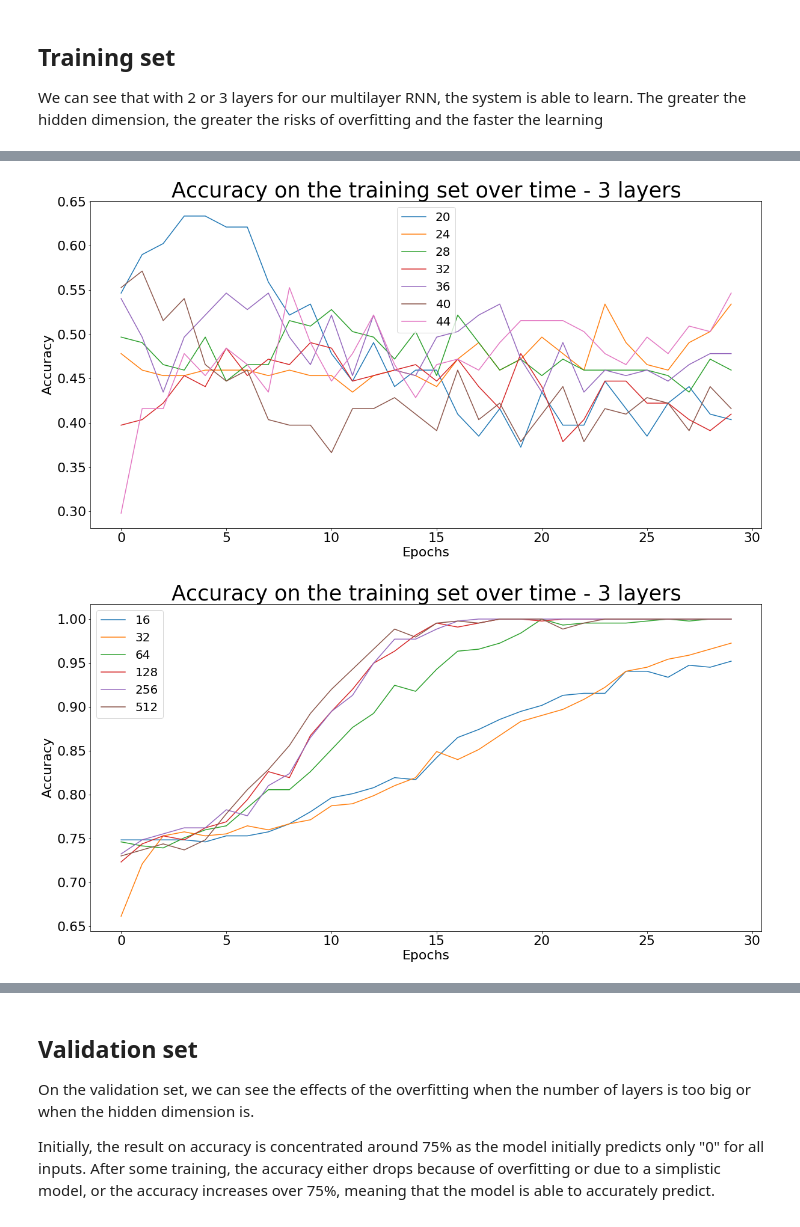
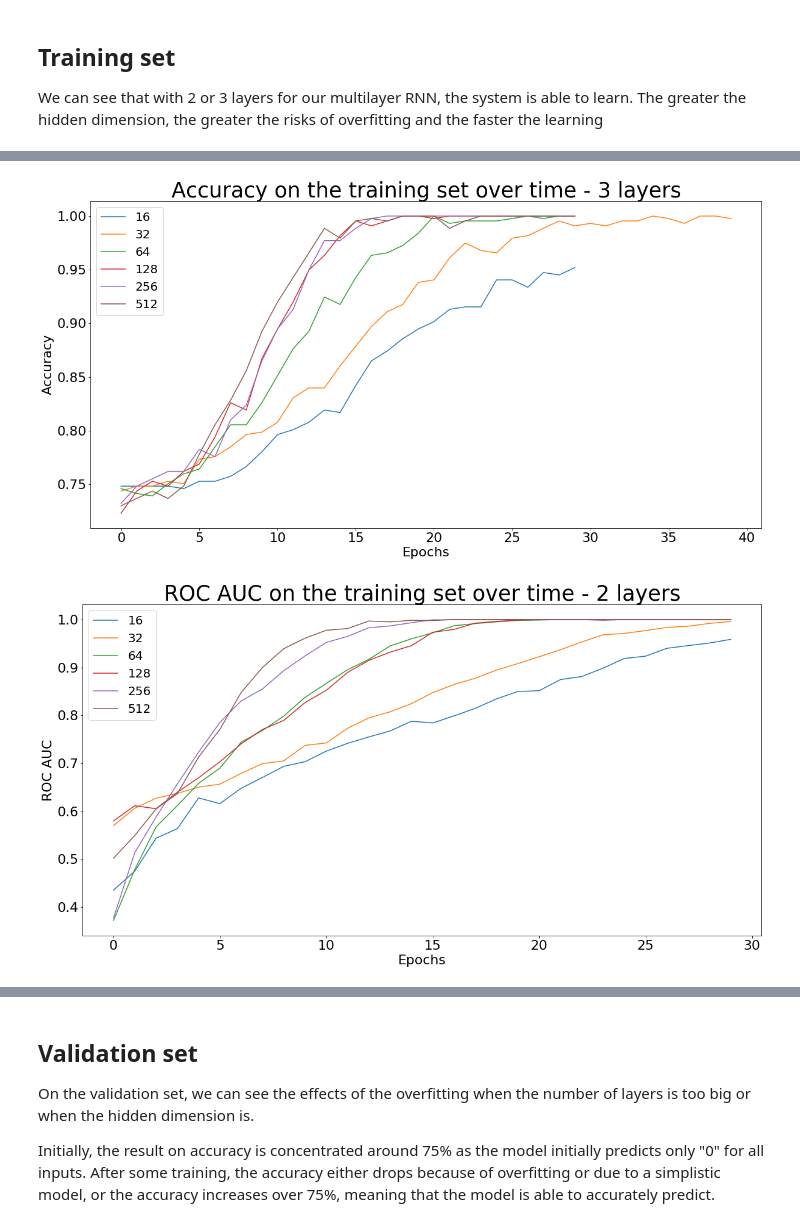
Before and after one commit to darioAnongba/ASSIStments-Competition, a Jupyter notebook: Results.ipynb, the cells around one changed output, grey strips where cells are left out. Saved outputs shown, nothing was run; the diff lists cells and outputs as text; code cells hidden in the pictures.

```diff
--- a/Results.ipynb
+++ b/Results.ipynb
@@ -9,11 +9,11 @@ import matplotlib.pyplot as plt
 plt.rcParams['figure.figsize'] = (20.0, 10.0)
 plt.rcParams.update({'font.size': 22})
 # %%
-def plot(layer, dims, dropout, metric, title, ylabel):
+def plot(layer, dims, metric, title, ylabel):
     f = plt.figure()
 
     for hidden_dim in dims:
-        name = str(layer) + '_' + str(hidden_dim) + '_' + str(dropout)
+        name = str(hidden_dim) + '_' + str(layer)
         pickle_results = open('Results/results_' + name + '.pickle', "rb")
         results = pickle.load(pickle_results)
 
@@ -31,9 +35,9 @@ We can see that with 2 or 3 layers for our multilayer RNN, the system is able to
 # %%
-plot(3, [20, 24, 28, 32, 36, 40, 44], 0.1, 'val_aucs', 'Accuracy on the training set over time', 'Accuracy')
+plot(3, [16, 32, 64, 128, 256, 512], 'accs', 'Accuracy on the training set over time', 'Accuracy')
 # %% [output]
-[figure, old version]
+[figure, new version]
 # %%
-plot([16, 32, 64, 128, 256, 512], 3, 'accs', 'Accuracy on the training set over time', 'Accuracy')
+plot(2, [16, 32, 64, 128, 256, 512], 'aucs', 'ROC AUC on the training set over time', 'ROC AUC')
 # %% [output]
-[figure, old version]
+[figure, new version]
 # %%
```
Also changed, not shown: parts of 8 cells of this notebook, 9 other files.
